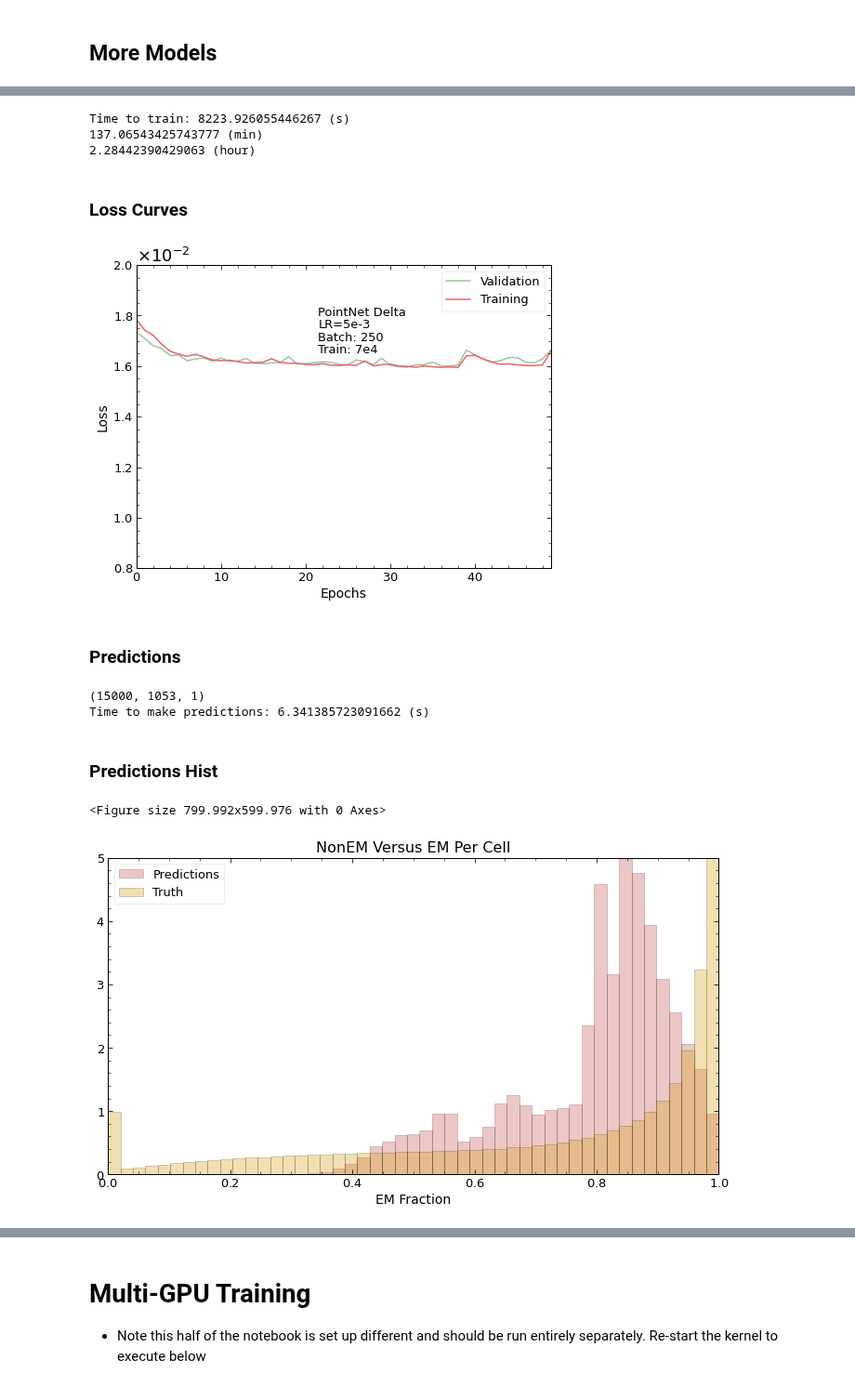
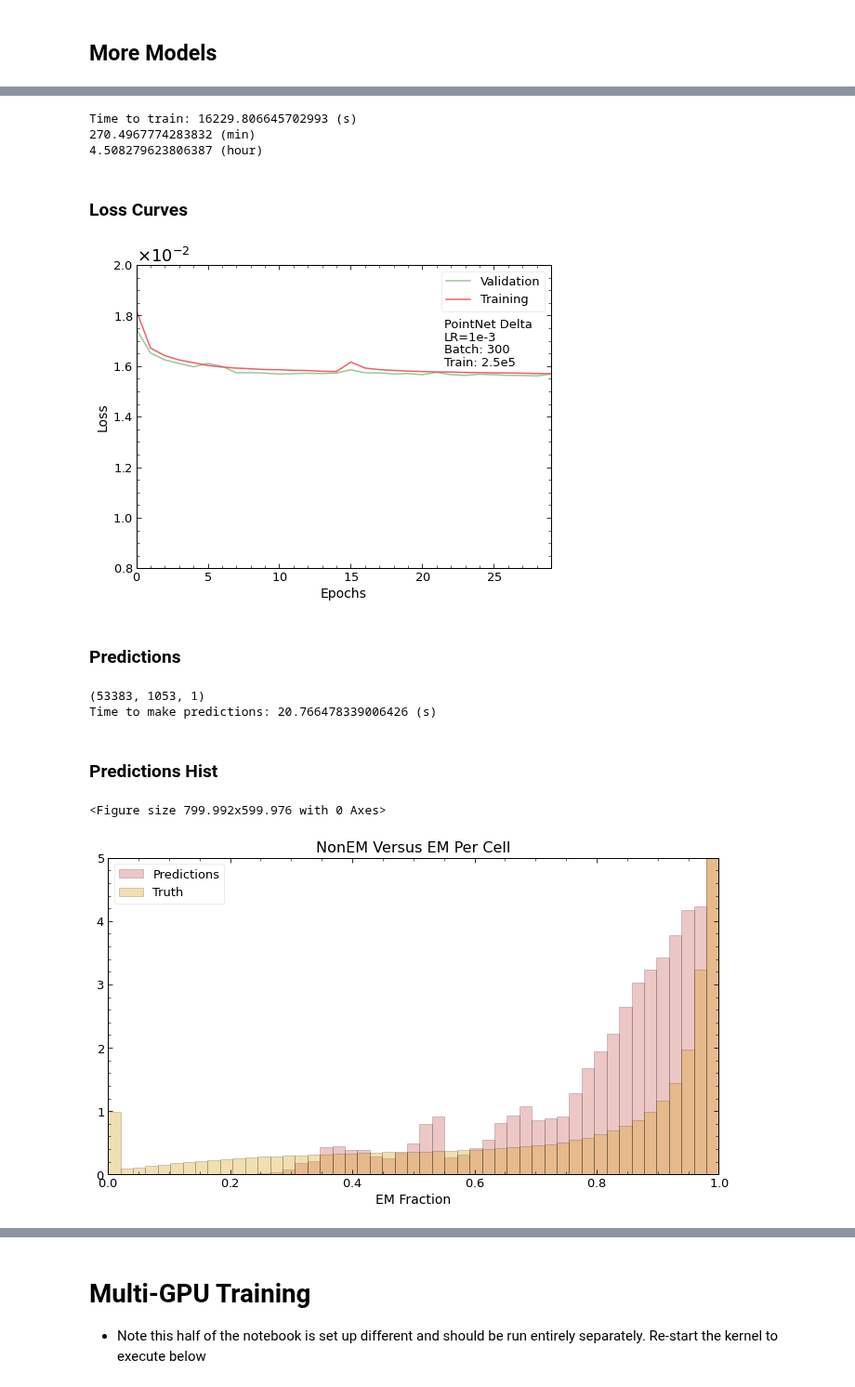
Before and after one commit to russbate42/UBCPionML, a Jupyter notebook: segmentation/PointNet.ipynb, the cells around one changed output, grey strips where cells are left out. Shown at 93% size. Drawn from its saved outputs; the diff is of its cells as text; code cells hidden in the pictures.

```diff
--- a/segmentation/PointNet.ipynb
+++ b/segmentation/PointNet.ipynb
@@ -47,16 +46,16 @@ Notes:
 This can be dramatically sped up with memory etc
 # %%
 t0 = cput()
-Xraw = np.load('/data/atlas/rbate/Rho_X_20_files.npy', mmap_mode='r')[:100000,:,:]
-Yraw = np.load('/data/atlas/rbate/Rho_Y_segm_20_files.npy', mmap_mode='r')[:100000,:,:]
+Xraw = np.load('/data/atlas/rbate/Rho_X_20_files.npy', mmap_mode='r')[:,:,:]
+Yraw = np.load('/data/atlas/rbate/Rho_Y_segm_20_files.npy', mmap_mode='r')[:,:,:]
 print(Xraw.shape)
 print(Yraw.shape)
 
 X = np.lib.format.open_memmap('/data/atlas/rbate/XR_notebook.npy',
-                             mode='w+', dtype=np.float64, shape=(Xraw.shape[0], Xraw.shape[1], 4))
+                             mode='w+', dtype=np.float32, shape=(Xraw.shape[0], Xraw.shape[1], 4))
 
 Y = np.lib.format.open_memmap('/data/atlas/rbate/YR_notebook.npy',
-                             mode='w+', dtype=np.float64, shape=(Yraw.shape[0], Yraw.shape[1], Yraw.shape[2]))
+                             mode='w+', dtype=np.float32, shape=(Yraw.shape[0], Yraw.shape[1], Yraw.shape[2]))
 t1 = cput()
 
 nz_mask = (Yraw[:,:,0] + Yraw[:,:,1]) != 0
@@ -452,7 +468,7 @@ plt.show()
 # %% [markdown]
 ## More Models
 # %%
-def PointNet_delta(shape=(2000,4), name=None):
+def PointNet_delta(shape=(None,4), name=None):
     inputs = keras.Input(shape=shape, name="input")
 
     mask_tens = layers.Masking(mask_value=0.0, input_shape=shape)(inputs)
@@ -546,8 +562,8 @@ def PointNet_delta(shape=(2000,4), name=None):
 
     return keras.Model(inputs=inputs, outputs=last_act, name=name)
 # %%
-pnet_delta = PointNet_delta(shape=(X.shape[1], 4), name='PointNet Delta')
+pnet_delta = PointNet_delta(shape=(X.shape[1], 4), name='PointNet_Delta')
 
-pnet_delta.compile(loss='mse', optimizer=keras.optimizers.Adam(learning_rate=0.005))
+pnet_delta.compile(loss='mse', optimizer=keras.optimizers.Adam(learning_rate=0.001))
 pnet_delta.summary()
 # %% [output]
@@ -572,8 +588,8 @@ ________________________________________________________________________________
 t0 = cput()
 
 delta_hist = pnet_delta.fit(x=X_train, y=Y_train,
-                           epochs=50,
-                           batch_size=250,
+                           epochs=30,
+                           batch_size=300,
                            validation_data=(X_val, Y_val),
                            verbose=1)
 
@@ -599,11 +619,11 @@ Epoch 50/50
 # %%
-print('Time to train: '+str(t1-t0)+' (s)')
-print(str((t1-t0)/60)+' (min)')
-print(str((t1-t0)/3600)+' (hour)')
+print('Time to train: {} (s)'.format(t1-t0))
+print('{} (min)'.format((t1-t0)/60))
+print('{} (hour)'.format((t1-t0)/3600))
 # %% [output]
-Time to train: 8223.926055446267 (s)
-137.06543425743777 (min)
-2.28442390429063 (hour)
+Time to train: 16229.806645702993 (s)
+270.4967774283832 (min)
+4.508279623806387 (hour)
 # %% [markdown]
 ### Loss Curves
 # %%
@@ -619,52 +639,52 @@ plt.xticks(fontsize=13)
 plt.xlabel('Epochs', fontsize=14)
 plt.ylabel('Loss', fontsize=14)
 plt.legend(loc='upper right', ncol=1, frameon=True, fancybox=True)
-plt.text(21.5, 1.8e-2, 'PointNet Delta', fontsize=13)
-plt.text(21.5, 1.75e-2, 'LR=5e-3', fontsize=13)
-plt.text(21.5, 1.7e-2, 'Batch: 250', fontsize=13)
-plt.text(21.5, 1.65e-2, 'Train: 7e4', fontsize=13)
-plt.savefig('Plots/January22/LossCurves_pnetDelta_LR5e-3_batch250__Train7e4_2022-01-14.png',
-        format='png')
+plt.text(21.5, 1.75e-2, 'PointNet Delta', fontsize=13)
+plt.text(21.5, 1.7e-2, 'LR=1e-3', fontsize=13)
+plt.text(21.5, 1.65e-2, 'Batch: 300', fontsize=13)
+plt.text(21.5, 1.6e-2, 'Train: 2.5e5', fontsize=13)
+# plt.savefig('Plots/January22/LossCurves_pnetDelta_LR1e-3_batch300__Train2.5e5_2022-01-24.png',
+#         format='png')
 plt.show()
 # %% [output]
-[figure, old version]
+[figure, new version]
 # %% [markdown]
 ### Predictions
 # %%
 t0 = cput()
 predictions_delta = pnet_delta.predict(X_test)
 t1 = cput()
-print(predictions_beta.shape)
+print(predictions_delta.shape)
 print('Time to make predictions: '+str(t1-t0)+' (s)')
 # %% [output]
-(15000, 1053, 1)
-Time to make predictions: 6.341385723091662 (s)
+(53383, 1053, 1)
+Time to make predictions: 20.766478339006426 (s)
 # %% [markdown]
 ### Predictions Hist
 # %%
 predictions_delta = predictions_delta.reshape(predictions_delta.shape[0],
                                               predictions_delta.shape[1])
 Y_test = Y_test.reshape(Y_test.shape[0], Y_test.shape[1])
 
 plt.cla(); plt.clf()
 fig = plt.figure(figsize=(10,6))
 
 EMbins = np.linspace(0,1,50, endpoint=True)
 plt.hist(predictions_delta[nz_test_mask], color='indianred', bins=EMbins, density=True,
         alpha=.35, edgecolor='black', label='Predictions')
 plt.hist(Y_test[nz_test_mask], color='goldenrod', bins=EMbins, density=True,
         alpha=.35, edgecolor='black', label='Truth')
 plt.title('NonEM Versus EM Per Cell', fontsize=16)
 plt.xlabel('EM Fraction', fontsize=14)
 plt.xlim(0,1)
 plt.ylim(0,5)
 plt.xticks(fontsize=13)
 plt.yticks(fontsize=13)
 plt.legend(loc='upper left', frameon=True, fancybox=True, prop={'size': 13})
 plt.tight_layout()
-plt.savefig('Plots/January22/PredsHist_pnetDelta_LR5e-3_batch250__Train7e4_2022-01-14.png',
-        format='png')
+# plt.savefig('Plots/January22/predsHist_pnetDelta_LR1e-3_batch300__Train2.5e5_2022-01-24.png',
+#         format='png')
 plt.show()
 # %% [output]
 <Figure size 799.992x599.976 with 0 Axes>
-[figure, old version]
+[figure, new version]
```
Also changed, not shown: parts of 22 cells of this notebook, 18 other files.
